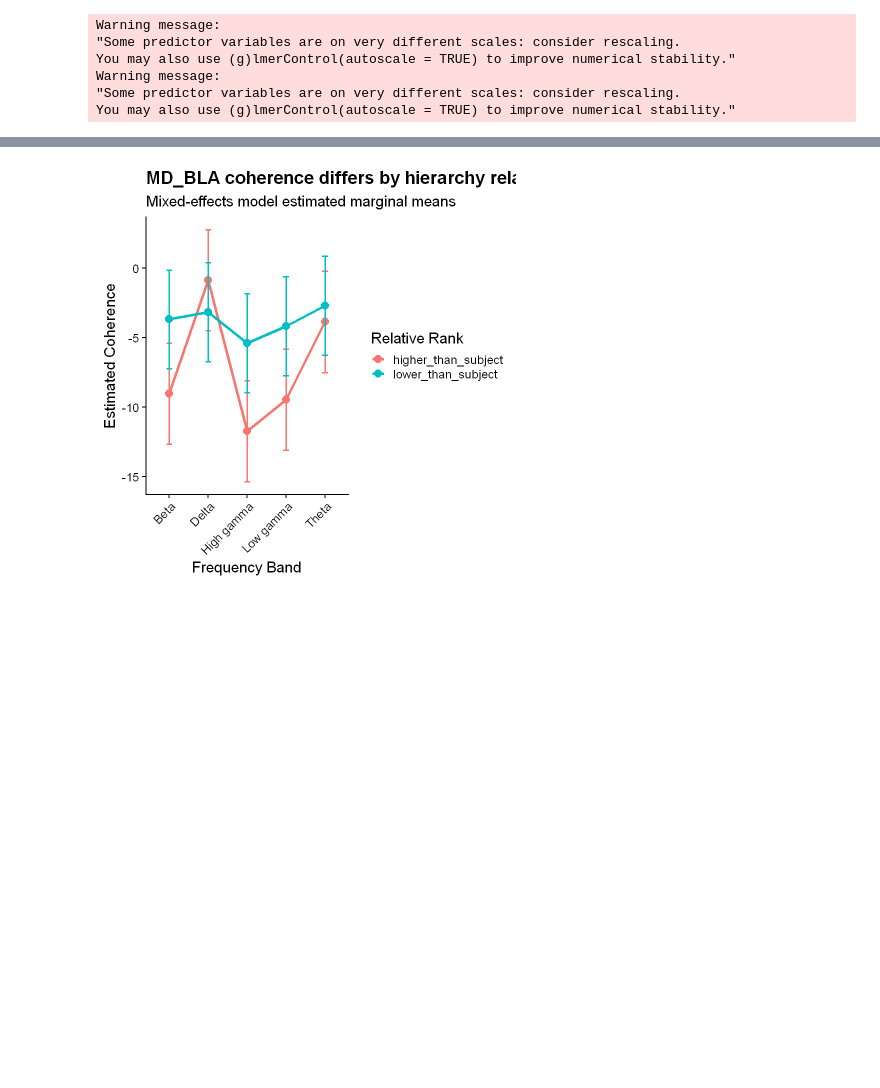
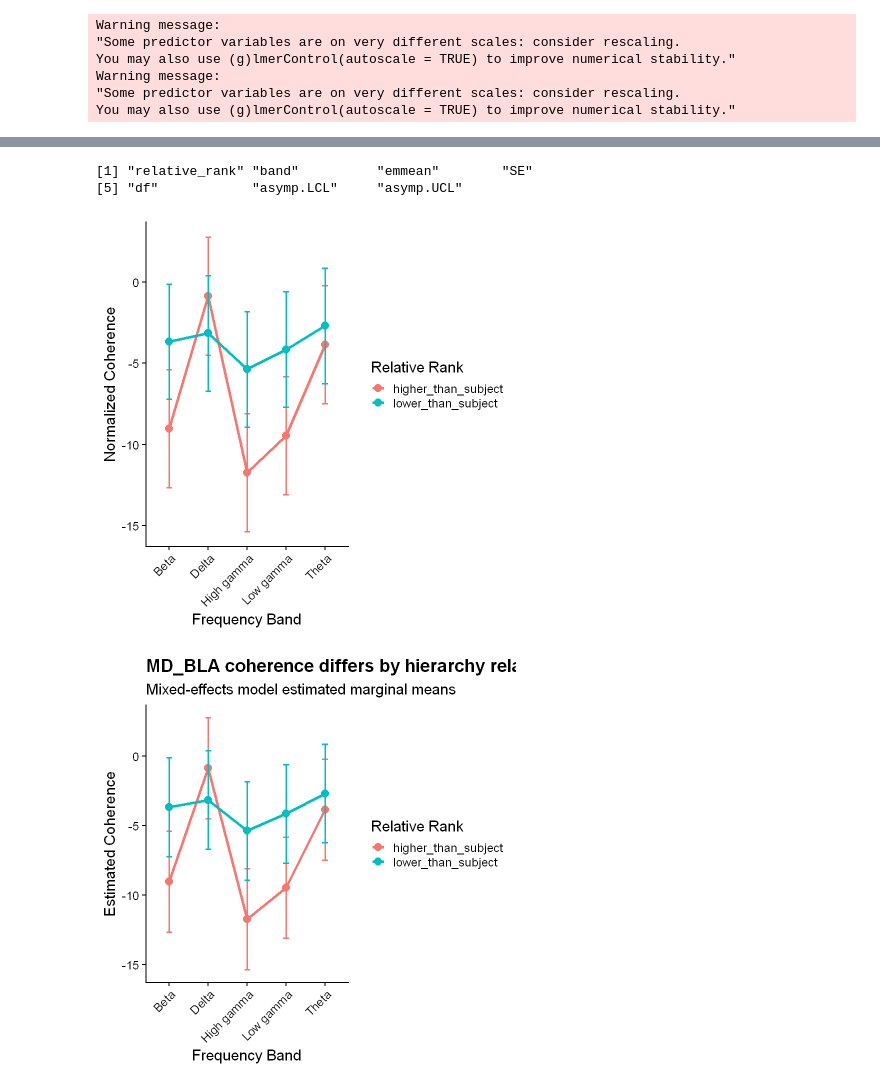
Before and after one commit to padillacoreanolab/diff_fam_social_memory_ephys, a Jupyter notebook: other_peoples_sutff/sequioa/Phase1_hab_dis_rank_GLM/rank_mixed_models.ipynb, the cells around one changed output, grey strips where cells are left out. Saved outputs shown, nothing was run; the diff lists cells and outputs as text; code cells hidden in the pictures; blank space fills up the shorter version.

```diff
--- a/other_peoples_sutff/sequioa/Phase1_hab_dis_rank_GLM/rank_mixed_models.ipynb
+++ b/other_peoples_sutff/sequioa/Phase1_hab_dis_rank_GLM/rank_mixed_models.ipynb
@@ -820,3 +567,76 @@ theme(
+# %%
+names(emm_df)
+# %% [output]
+[1] "relative_rank" "band"          "emmean"        "SE"
+[5] "df"            "asymp.LCL"     "asymp.UCL"
+# %%
+# --------------------------------------------------
+# Plot estimated coherence by:
+# - frequency band
+# - hierarchy relationship
+#
+# Model-adjusted means from the LMM
+# --------------------------------------------------
+
+ggplot(
+
+    emm_df,
+
+    aes(
+        x = band,
+        y = emmean,
+        color = relative_rank,
+        group = relative_rank
+    )
+) +
+
+# connect points across bands
+geom_line(
+    linewidth = 1.5
+) +
+
+# estimated means
+geom_point(
+    size = 4
+) +
+
+# confidence intervals
+geom_errorbar(
+
+    aes(
+        ymin = asymp.LCL,
+        ymax = asymp.UCL
+    ),
+
+    width = 0.15,
+    linewidth = 1
+) +
+
+# labels
+labs(
+
+    x = "Frequency Band",
+
+    y = "Normalized Coherence",
+
+    color = "Relative Rank"
+) +
+
+# theme
+theme_classic(
+    base_size = 18
+) +
+
+theme(
+
+    axis.text.x =
+        element_text(
+            angle = 45,
+            hjust = 1
+        )
+)
+# %% [output]
+[figure, added]
 # %%
 # --------------------------------------------------
 # Remove equal-rank interactions
```
Also changed, not shown: parts of 23 cells of this notebook.
